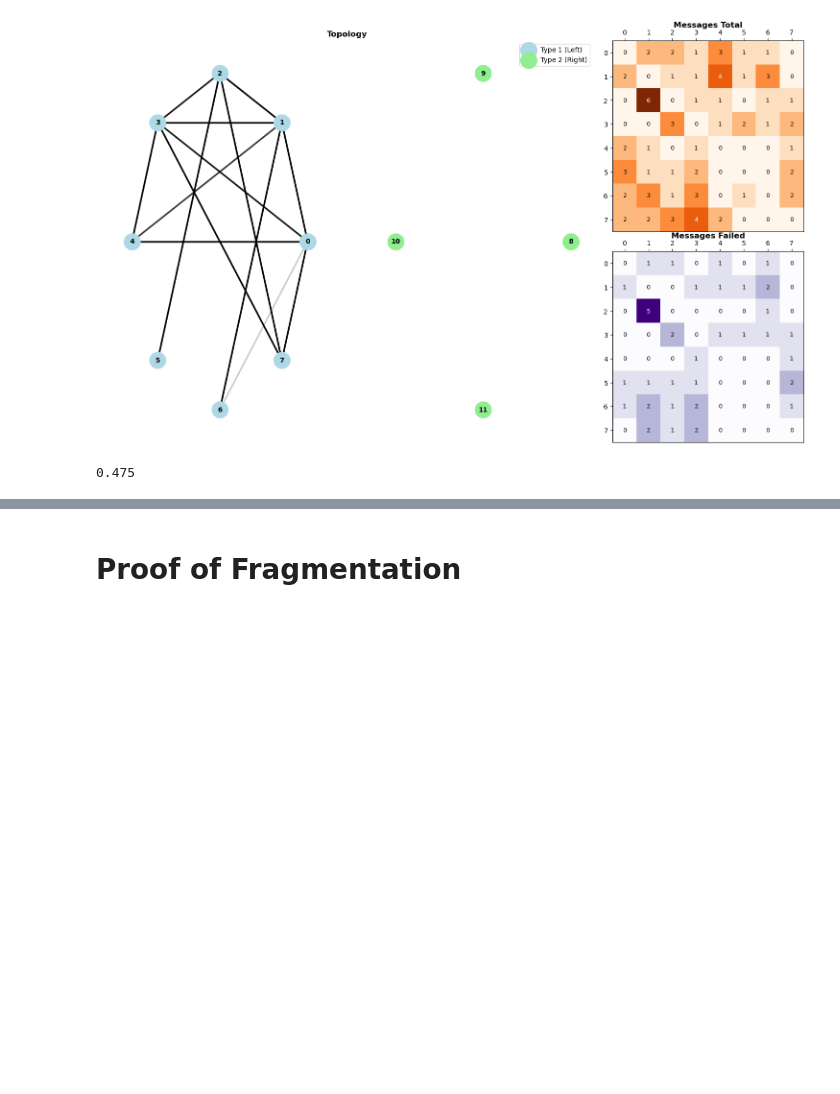
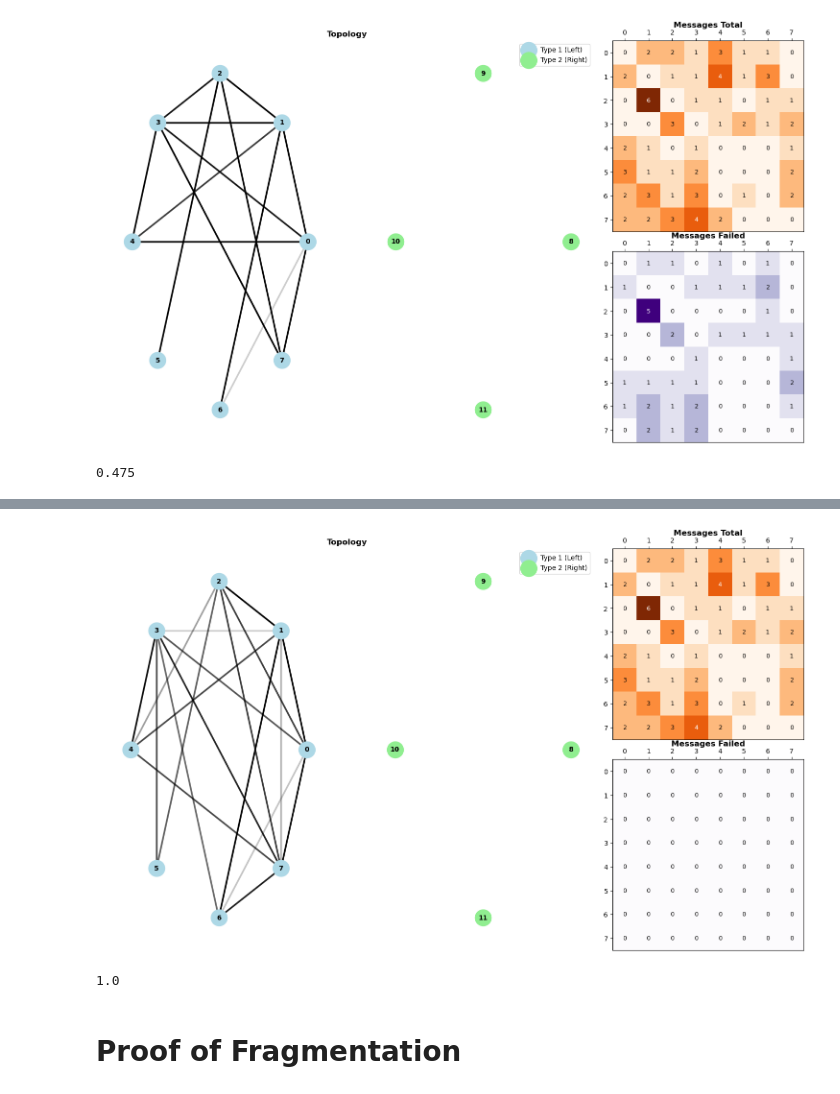
Before and after one commit to ewilipsic/CapstoneThings, a Jupyter notebook: compare_assignments.ipynb, the cells around one changed output, grey strips where cells are left out. Cells and saved outputs as stored; diff of their text form; code cells hidden in the pictures; blank space fills up the shorter version.

```diff
--- a/compare_assignments.ipynb
+++ b/compare_assignments.ipynb
@@ -369,3 +369,24 @@ plt.show()
+# %%
+num_ecu, num_bridges = 8, 4
+bridge_limit, link_build_cost = 5, 2
+base_period = 1
+period_choice = tsn.VectorInt([7,14,28,56])
+period_choice_weights = tsn.Vectordouble([0.6,0.2,0.05,0.5])
+min_size, max_size = 2, 2
+min_tl, max_tl = 1, 1
+assignment_type = 0
+yens_kmax = 20
+
+M = tsn.makeInputs(num_ecu, num_bridges, 80, base_period,
+                               period_choice, period_choice_weights,
+                               min_size, max_size, min_tl, max_tl, 42)
+output = tsn.my_algo(num_ecu, num_bridges, M, bridge_limit, link_build_cost, yens_kmax ,assignment_type)
+mat1, mat2 = get_message_mats(num_ecu,M,output)
+visualize_topology_and_matrices_polybypoly(num_ecu, num_bridges, get_edgesweights(output) , mat1, mat2)
+print(successfulPercetage(M,output))
+# %% [output]
+[figure, added]
+1.0
 # %% [markdown]
 # Proof of Fragmentation
 # %%
```
Also changed, not shown: parts of 6 cells of this notebook, 23 other files.
